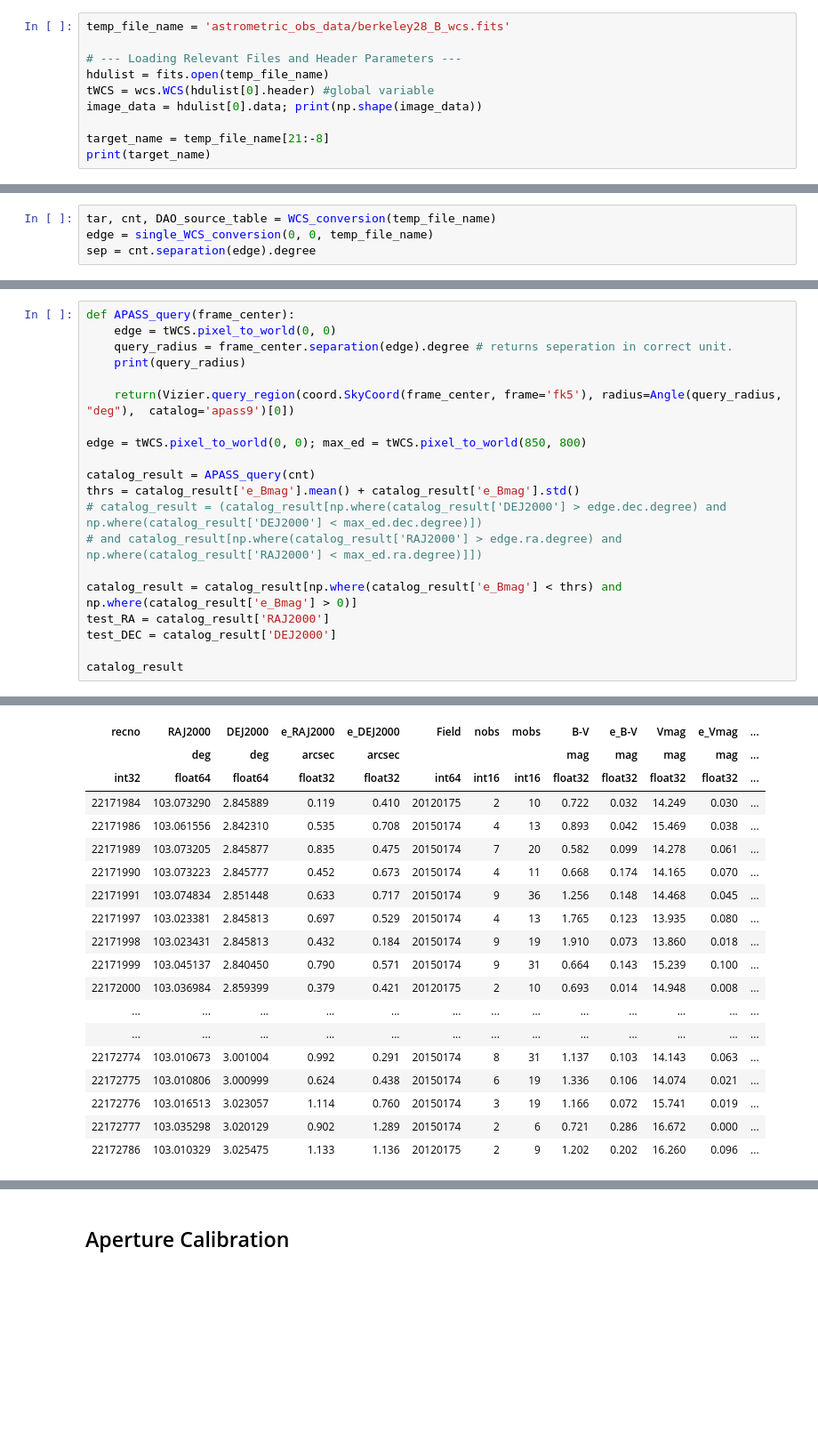
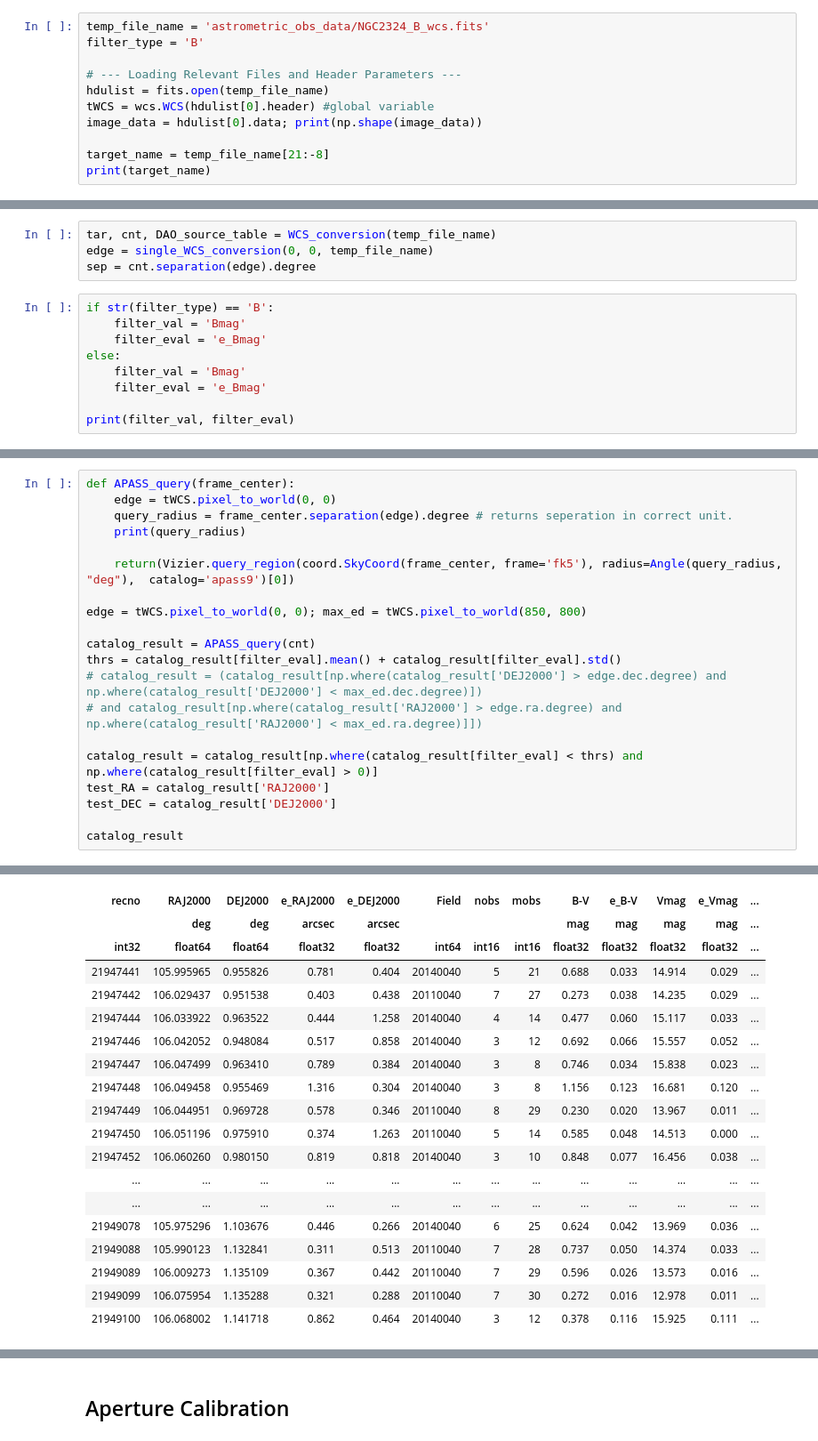
Before and after one commit to OwenJohnsons/Final_Year_Project, a Jupyter notebook: Code/magnitude.calibration.ipynb, the cells around one changed output, grey strips where cells are left out. Shown: that part at 89% size. Cells and saved outputs as stored; diff of their text form; blank space fills up the shorter version.

```diff
--- a/Code/magnitude.calibration.ipynb
+++ b/Code/magnitude.calibration.ipynb
@@ -48,7 +56,8 @@ os.listdir('astrometric_obs_data/')
  'Bochum2_V_wcs.fits',
  'Bochum2_B_wcs.fits']
 # %%
-temp_file_name = 'astrometric_obs_data/berkeley28_B_wcs.fits'
+temp_file_name = 'astrometric_obs_data/NGC2324_B_wcs.fits'
+filter_type = 'B'
 
 # --- Loading Relevant Files and Header Parameters ---
 hdulist = fits.open(temp_file_name)
@@ -123,3 +132,12 @@ def single_WCS_conversion(x_pix, y_pix, file_path):
 tar, cnt, DAO_source_table = WCS_conversion(temp_file_name)
 edge = single_WCS_conversion(0, 0, temp_file_name)
 sep = cnt.separation(edge).degree
+# %%
+if str(filter_type) == 'B':
+    filter_val = 'Bmag'
+    filter_eval = 'e_Bmag'
+else:
+    filter_val = 'Bmag'
+    filter_eval = 'e_Bmag'
+
+print(filter_val, filter_eval)
@@ -134,11 +154,11 @@ def APASS_query(frame_center):
 edge = tWCS.pixel_to_world(0, 0); max_ed = tWCS.pixel_to_world(850, 800)
 
 catalog_result = APASS_query(cnt)
-thrs = catalog_result['e_Bmag'].mean() + catalog_result['e_Bmag'].std()
+thrs = catalog_result[filter_eval].mean() + catalog_result[filter_eval].std()
 # catalog_result = (catalog_result[np.where(catalog_result['DEJ2000'] > edge.dec.degree) and np.where(catalog_result['DEJ2000'] < max_ed.dec.degree)])
 # and catalog_result[np.where(catalog_result['RAJ2000'] > edge.ra.degree) and np.where(catalog_result['RAJ2000'] < max_ed.ra.degree)]])
 
-catalog_result = catalog_result[np.where(catalog_result['e_Bmag'] < thrs) and np.where(catalog_result['e_Bmag'] > 0)]
+catalog_result = catalog_result[np.where(catalog_result[filter_eval] < thrs) and np.where(catalog_result[filter_eval] > 0)]
 test_RA = catalog_result['RAJ2000']
 test_DEC = catalog_result['DEJ2000']
 
@@ -149,22 +169,22 @@ Table length=138
 | recno | RAJ2000 | DEJ2000 | e_RAJ2000 | e_DEJ2000 | Field | nobs | mobs | B-V | e_B-V | Vmag | e_Vmag | ... |
 |  | deg | deg | arcsec | arcsec |  |  |  | mag | mag | mag | mag | ... |
 | int32 | float64 | float64 | float32 | float32 | int64 | int16 | int16 | float32 | float32 | float32 | float32 | ... |
-| 22171984 | 103.073290 | 2.845889 | 0.119 | 0.410 | 20120175 | 2 | 10 | 0.722 | 0.032 | 14.249 | 0.030 | ... |
-| 22171986 | 103.061556 | 2.842310 | 0.535 | 0.708 | 20150174 | 4 | 13 | 0.893 | 0.042 | 15.469 | 0.038 | ... |
-| 22171989 | 103.073205 | 2.845877 | 0.835 | 0.475 | 20150174 | 7 | 20 | 0.582 | 0.099 | 14.278 | 0.061 | ... |
-| 22171990 | 103.073223 | 2.845777 | 0.452 | 0.673 | 20150174 | 4 | 11 | 0.668 | 0.174 | 14.165 | 0.070 | ... |
-| 22171991 | 103.074834 | 2.851448 | 0.633 | 0.717 | 20150174 | 9 | 36 | 1.256 | 0.148 | 14.468 | 0.045 | ... |
-| 22171997 | 103.023381 | 2.845813 | 0.697 | 0.529 | 20150174 | 4 | 13 | 1.765 | 0.123 | 13.935 | 0.080 | ... |
-| 22171998 | 103.023431 | 2.845813 | 0.432 | 0.184 | 20150174 | 9 | 19 | 1.910 | 0.073 | 13.860 | 0.018 | ... |
-| 22171999 | 103.045137 | 2.840450 | 0.790 | 0.571 | 20150174 | 9 | 31 | 0.664 | 0.143 | 15.239 | 0.100 | ... |
-| 22172000 | 103.036984 | 2.859399 | 0.379 | 0.421 | 20120175 | 2 | 10 | 0.693 | 0.014 | 14.948 | 0.008 | ... |
+| 21947441 | 105.995965 | 0.955826 | 0.781 | 0.404 | 20140040 | 5 | 21 | 0.688 | 0.033 | 14.914 | 0.029 | ... |
+| 21947442 | 106.029437 | 0.951538 | 0.403 | 0.438 | 20110040 | 7 | 27 | 0.273 | 0.038 | 14.235 | 0.029 | ... |
+| 21947444 | 106.033922 | 0.963522 | 0.444 | 1.258 | 20140040 | 4 | 14 | 0.477 | 0.060 | 15.117 | 0.033 | ... |
+| 21947446 | 106.042052 | 0.948084 | 0.517 | 0.858 | 20140040 | 3 | 12 | 0.692 | 0.066 | 15.557 | 0.052 | ... |
+| 21947447 | 106.047499 | 0.963410 | 0.789 | 0.384 | 20140040 | 3 | 8 | 0.746 | 0.034 | 15.838 | 0.023 | ... |
+| 21947448 | 106.049458 | 0.955469 | 1.316 | 0.304 | 20140040 | 3 | 8 | 1.156 | 0.123 | 16.681 | 0.120 | ... |
+| 21947449 | 106.044951 | 0.969728 | 0.578 | 0.346 | 20110040 | 8 | 29 | 0.230 | 0.020 | 13.967 | 0.011 | ... |
+| 21947450 | 106.051196 | 0.975910 | 0.374 | 1.263 | 20110040 | 5 | 14 | 0.585 | 0.048 | 14.513 | 0.000 | ... |
+| 21947452 | 106.060260 | 0.980150 | 0.819 | 0.818 | 20140040 | 3 | 10 | 0.848 | 0.077 | 16.456 | 0.038 | ... |
 | ... | ... | ... | ... | ... | ... | ... | ... | ... | ... | ... | ... | ... |
 | ... | ... | ... | ... | ... | ... | ... | ... | ... | ... | ... | ... | ... |
-| 22172774 | 103.010673 | 3.001004 | 0.992 | 0.291 | 20150174 | 8 | 31 | 1.137 | 0.103 | 14.143 | 0.063 | ... |
-| 22172775 | 103.010806 | 3.000999 | 0.624 | 0.438 | 20150174 | 6 | 19 | 1.336 | 0.106 | 14.074 | 0.021 | ... |
-| 22172776 | 103.016513 | 3.023057 | 1.114 | 0.760 | 20150174 | 3 | 19 | 1.166 | 0.072 | 15.741 | 0.019 | ... |
-| 22172777 | 103.035298 | 3.020129 | 0.902 | 1.289 | 20150174 | 2 | 6 | 0.721 | 0.286 | 16.672 | 0.000 | ... |
-| 22172786 | 103.010329 | 3.025475 | 1.133 | 1.136 | 20120175 | 2 | 9 | 1.202 | 0.202 | 16.260 | 0.096 | ... |
+| 21949078 | 105.975296 | 1.103676 | 0.446 | 0.266 | 20140040 | 6 | 25 | 0.624 | 0.042 | 13.969 | 0.036 | ... |
+| 21949088 | 105.990123 | 1.132841 | 0.311 | 0.513 | 20110040 | 7 | 28 | 0.737 | 0.050 | 14.374 | 0.033 | ... |
+| 21949089 | 106.009273 | 1.135109 | 0.367 | 0.442 | 20110040 | 7 | 29 | 0.596 | 0.026 | 13.573 | 0.016 | ... |
+| 21949099 | 106.075954 | 1.135288 | 0.321 | 0.288 | 20110040 | 7 | 30 | 0.272 | 0.016 | 12.978 | 0.011 | ... |
+| 21949100 | 106.068002 | 1.141718 | 0.862 | 0.464 | 20140040 | 3 | 12 | 0.378 | 0.116 | 15.925 | 0.111 | ... |
 # %%
 obs_index = []; cat_index = []
 
```
Also changed, not shown: parts of 15 cells of this notebook, 1 other file.
